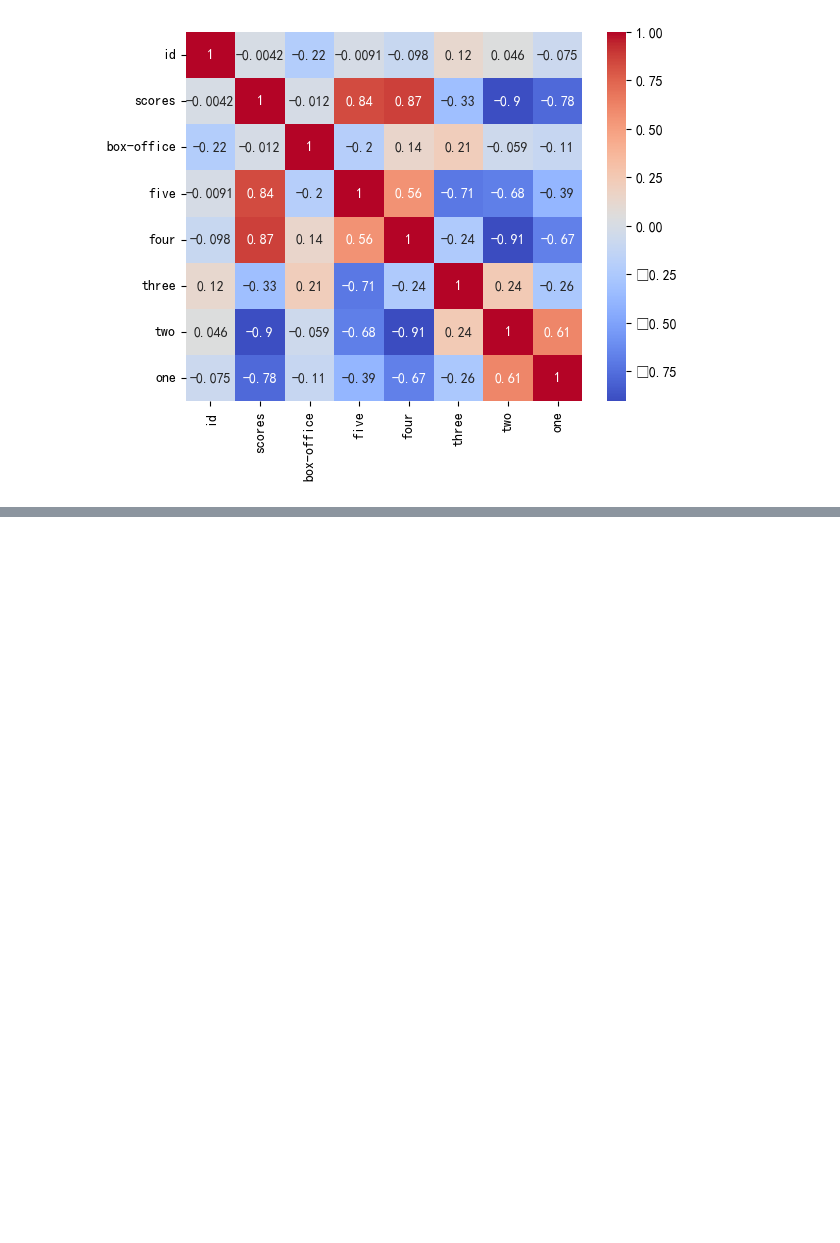
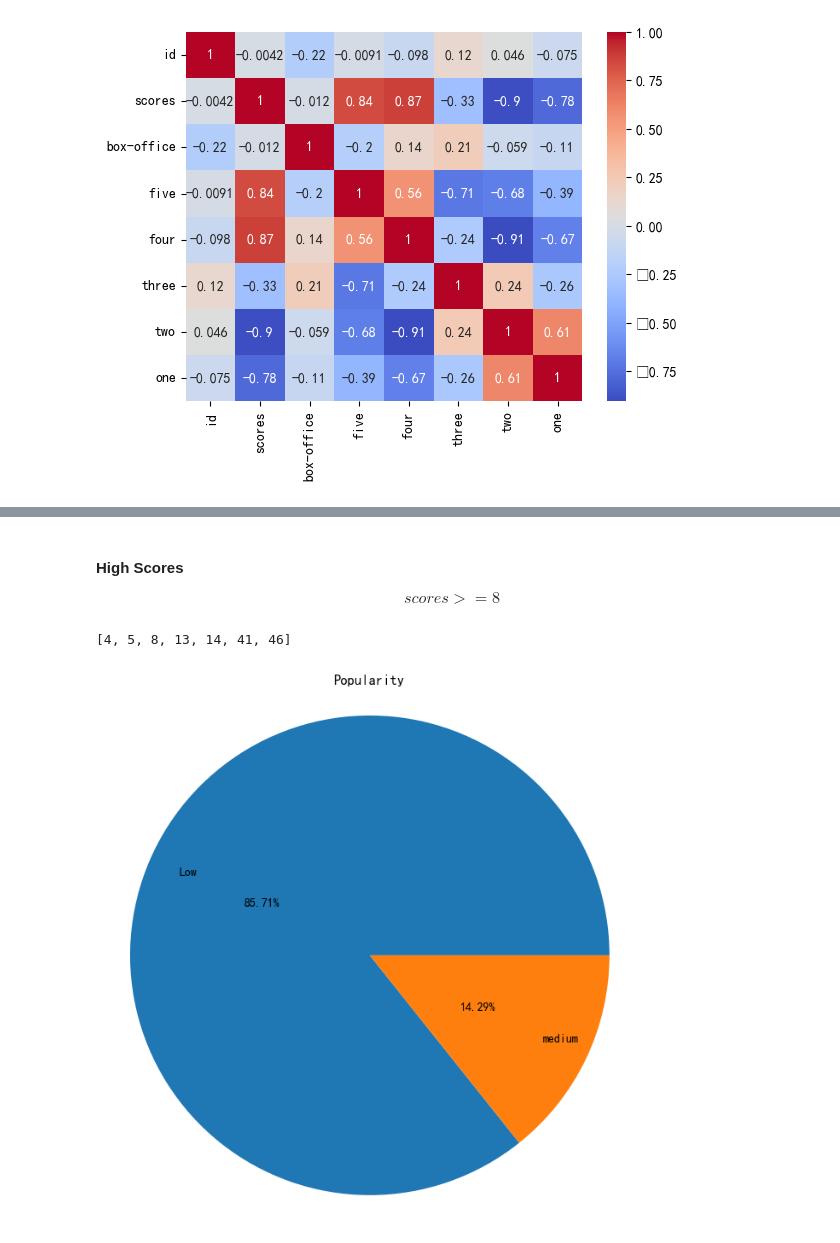
Before and after one commit to Cyccyyycyc/2022-Films, a Jupyter notebook: Analysis2022.ipynb, the cells around one changed output, grey strips where cells are left out. Cells and saved outputs as stored; diff of their text form; code cells hidden in the pictures; blank space fills up the shorter version.

```diff
--- a/Analysis2022.ipynb
+++ b/Analysis2022.ipynb
@@ -163,0 +230,15 @@ sns.heatmap(films_info.corr(), annot=True, cmap='coolwarm')
+# %% [markdown]
+#### High Scores
+$$scores>=8$$
+# %%
+h_sco = []
+for i, s in enumerate(films_info["scores"]):
+    if s >= 8:
+        h_sco.append(i)
+h_sco
+# %% [output]
+[4, 5, 8, 13, 14, 41, 46]
+# %%
+p_pie(h_sco)
+# %% [output]
+[figure, added]
```
Also changed, not shown: parts of 13 cells of this notebook.
